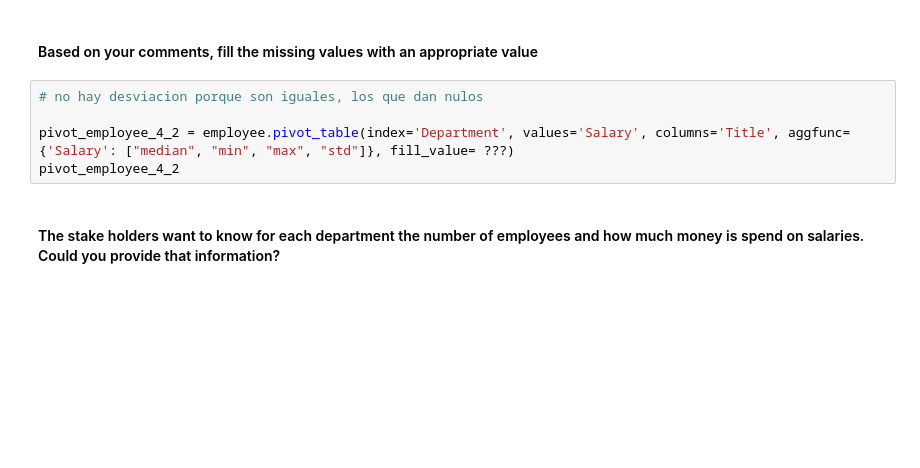
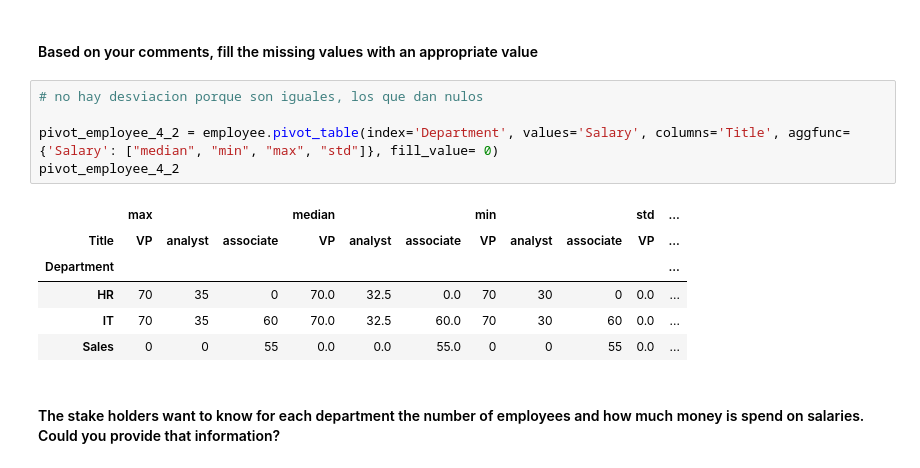
Before and after one commit to Ironhack-Data-Madrid-Octubre-2023/5.1-lab_pivot_table_and_correlation, a Jupyter notebook: your_code/main.ipynb, the cells around one changed output. Cells and saved outputs as stored; diff of their text form; blank space fills up the shorter version.

```diff
--- a/your_code/main.ipynb
+++ b/your_code/main.ipynb
@@ -117,8 +117,15 @@ pivot_employee_4_1
 # %%
 # no hay desviacion porque son iguales, los que dan nulos
 
-pivot_employee_4_2 = employee.pivot_table(index='Department', values='Salary', columns='Title', aggfunc={'Salary': ["median", "min", "max", "std"]}, fill_value= ???)
+pivot_employee_4_2 = employee.pivot_table(index='Department', values='Salary', columns='Title', aggfunc={'Salary': ["median", "min", "max", "std"]}, fill_value= 0)
 pivot_employee_4_2
+# %% [output]
+|  | max |  |  | median |  |  | min |  |  | std | ... |
+| Title | VP | analyst | associate | VP | analyst | associate | VP | analyst | associate | VP | ... |
+| Department |  |  |  |  |  |  |  |  |  |  | ... |
+| HR | 70 | 35 | 0 | 70.0 | 32.5 | 0.0 | 70 | 30 | 0 | 0.0 | ... |
+| IT | 70 | 35 | 60 | 70.0 | 32.5 | 60.0 | 70 | 30 | 60 | 0.0 | ... |
+| Sales | 0 | 0 | 55 | 0.0 | 0.0 | 55.0 | 0 | 0 | 55 | 0.0 | ... |
 # %% [markdown]
 #### The stake holders want to know for each department the number of employees and how much money is spend on salaries. Could you provide that information?
 # %%
```
Also changed, not shown: parts of 4 cells of this notebook.
